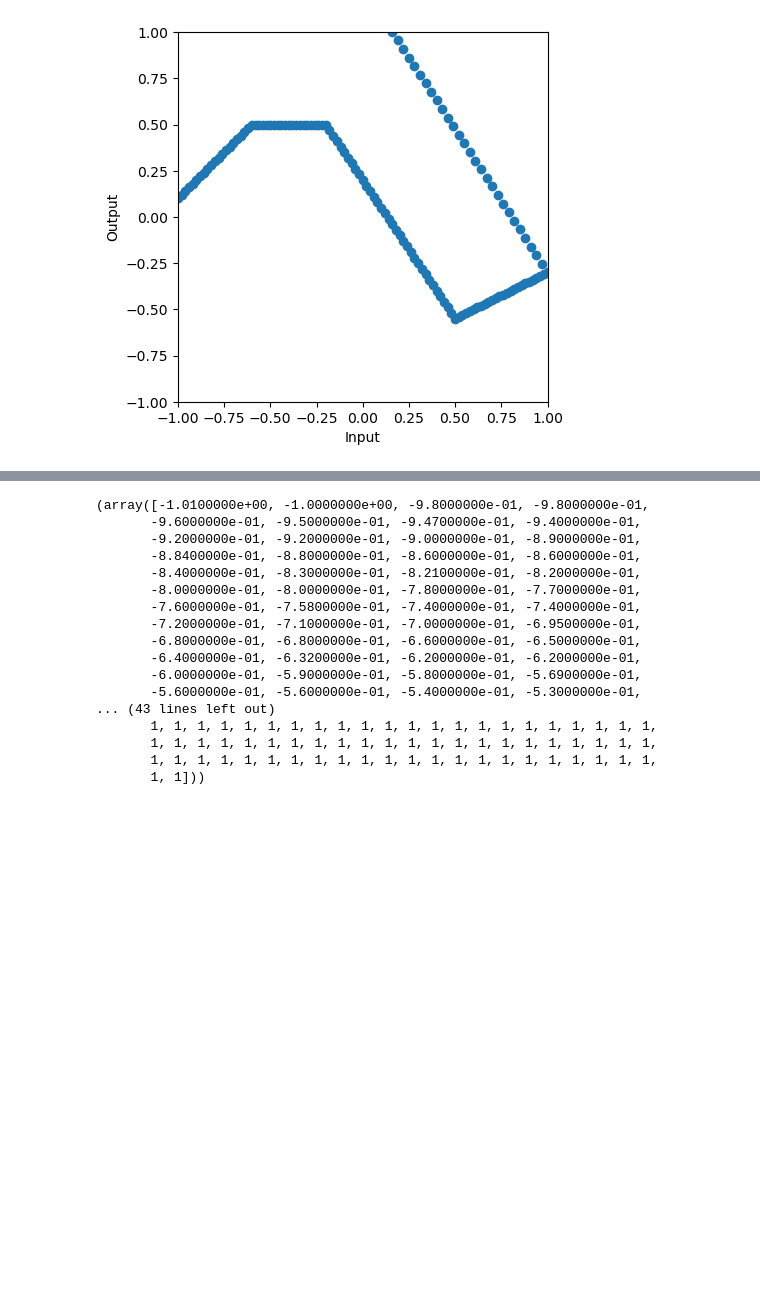
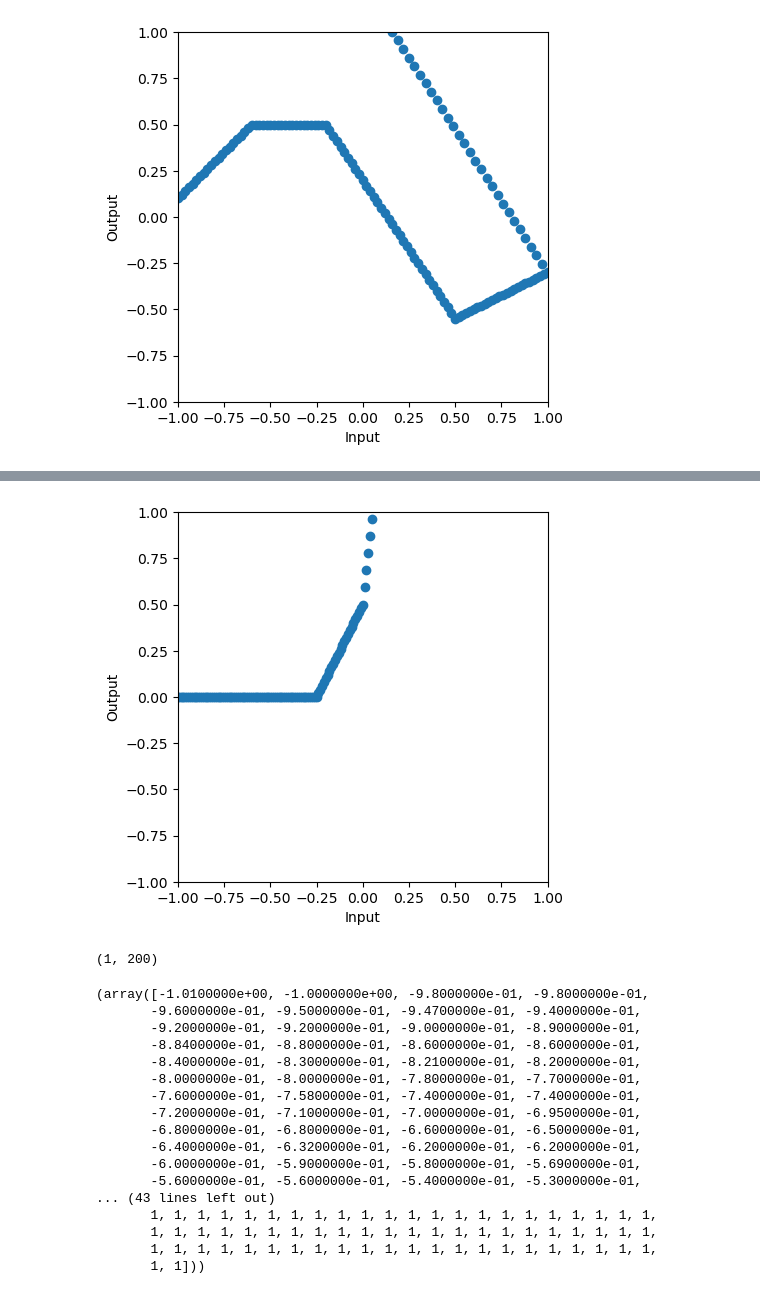
Before and after one commit to giladgressel/udlbook, a Jupyter notebook: Notebooks/Chap04/4_3_Deep_Networks.ipynb, the cells around one changed output, grey strips where cells are left out. Drawn from its saved outputs; the diff is of its cells as text; code cells hidden in the pictures; blank space fills up the shorter version.

```diff
--- a/Notebooks/Chap04/4_3_Deep_Networks.ipynb
+++ b/Notebooks/Chap04/4_3_Deep_Networks.ipynb
@@ -300,3 +306,11 @@ scatter(n1_out, n12_out)
+# %%
+scatter(n1_in, h2[2])
+# %% [output]
+[figure, added]
+# %%
+n1_out.shape
+# %% [output]
+(1, 200)
 # %%
 print(np.unique(n1_out, return_counts=True))
 # %% [output]
```
Also changed, not shown: parts of 9 cells of this notebook, 1 other file.
